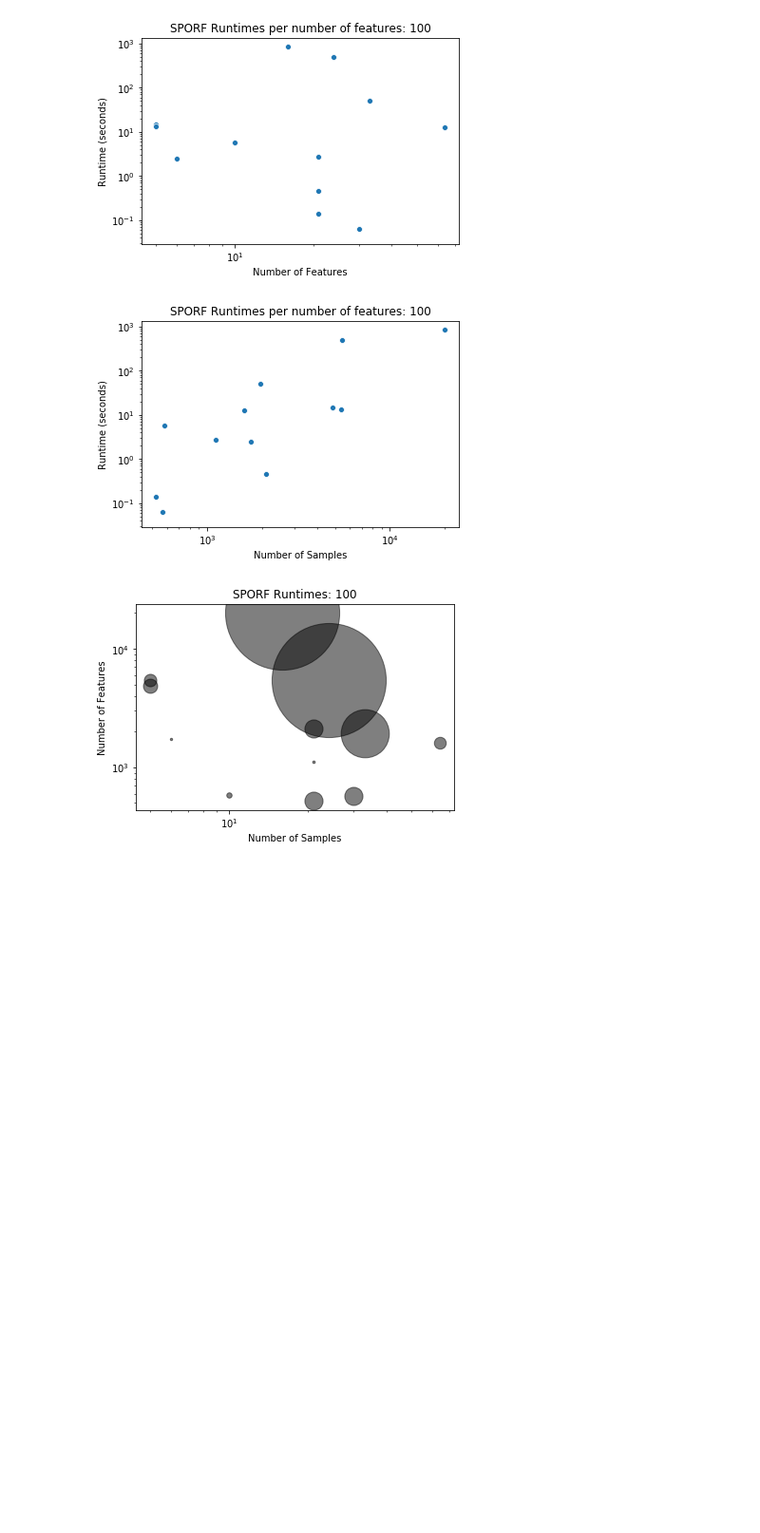
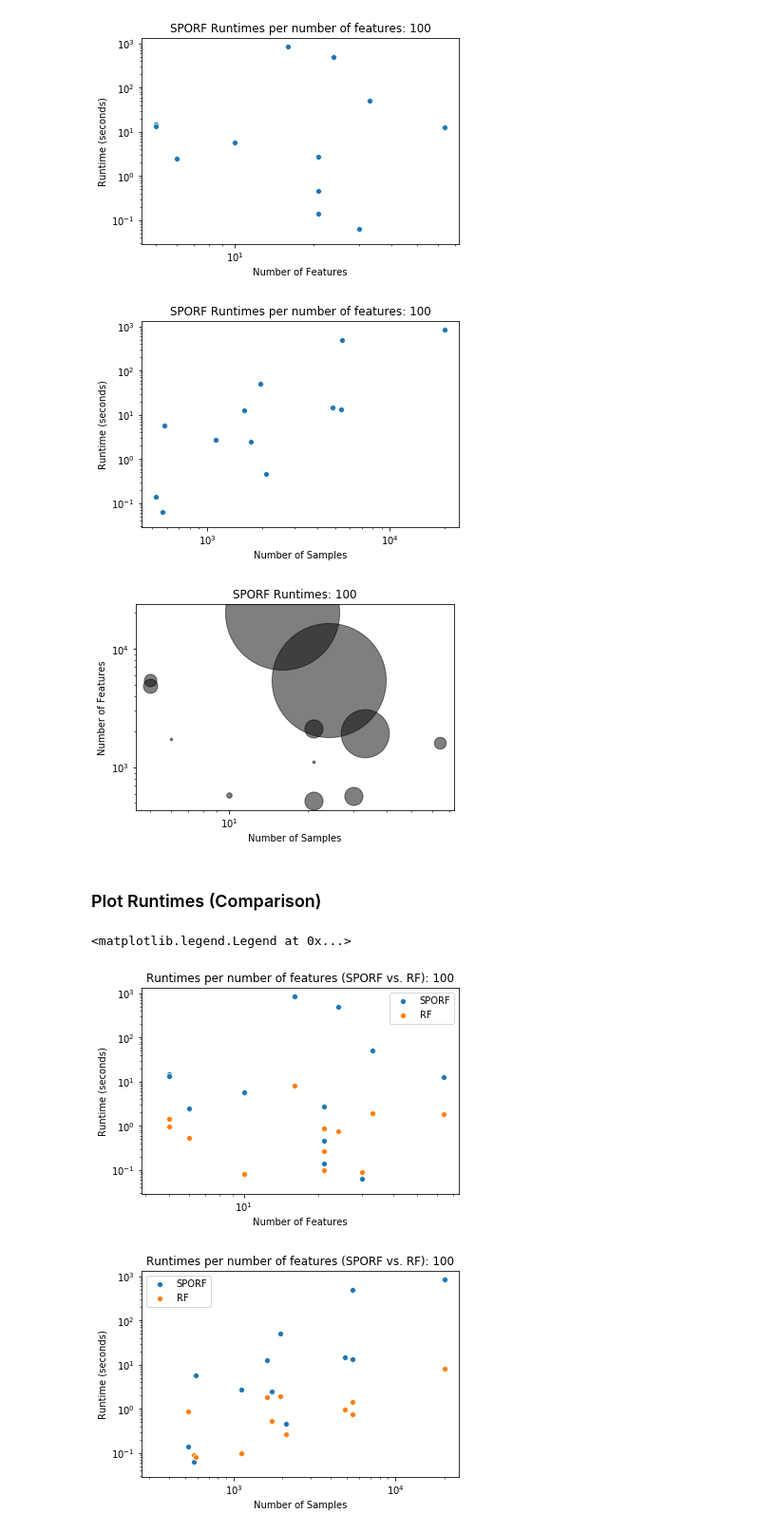
Before and after one commit to sju777/SPORF, a Jupyter notebook: docs/demos/comparisons/OpenML_SPORF_vs_sklearnRF_opti-hyper.ipynb, the cells around one changed output. Shown at 95% size. Drawn from its saved outputs; the diff is of its cells as text; code cells hidden in the pictures; blank space fills up the shorter version.

```diff
--- a/docs/demos/comparisons/OpenML_SPORF_vs_sklearnRF_opti-hyper.ipynb
+++ b/docs/demos/comparisons/OpenML_SPORF_vs_sklearnRF_opti-hyper.ipynb
@@ -25,7 +25,7 @@ dimen_100 = np.asarray(dim_100)[np.array([1,9,50,51,52,57,58,60,61,65,67,70])]
 
 ########################## read in accuracies ###########################
 
-acc_100 = open('SPORF_accuracies_opti-hyper_100-trial.txt','r')
+acc_100 = open('SPORF_accuracies_opti-hyper_100.txt','r')
 
 taskID_100 = []
 name_100 = []
@@ -192,3 +192,76 @@ Text(0.5, 1.0, 'SPORF Runtimes: 100')
 [figure]
 [figure]
 [figure]
+# %% [markdown]
+### Plot Runtimes (Comparison)
+# %%
+import matplotlib.pyplot as plt
+import seaborn as sns
+
+## SPORF 100
+hours = []
+minutes = []
+seconds = []
+total_time = []
+for time in SPORF_time_100:
+    timefields = time.split(':')
+    hours.append(timefields[0])
+    minutes.append(timefields[1])
+    seconds.append(float(timefields[2]))
+    total_time.append(float(timefields[0])*3600 + float(timefields[1])*60 + float(timefields[2]))
+
+n_features_100 = []
+n_samples_100 = []
+
+for i in range(len(SPORF_time_100)):
+    n_features_100.append(dimen_100[i][1])
+    n_samples_100.append(dimen_100[i][0])
+
+n_features_100 = np.vstack((n_features_100, total_time))
+n_samples_100 = np.vstack((n_samples_100, total_time))
+
+## RF
+rf_hours = []
+rf_minutes = []
+rf_seconds = []
+rf_total_time = []
+for time in skRF_time_100:
+    timefields = time.split(':')
+    rf_hours.append(timefields[0])
+    rf_minutes.append(timefields[1])
+    rf_seconds.append(float(timefields[2]))
+    rf_total_time.append(float(timefields[0])*3600 + float(timefields[1])*60 + float(timefields[2]))
+
+rf_n_features_100 = []
+rf_n_samples_100 = []
+
+for i in range(len(skRF_time_100)):
+    rf_n_features_100.append(dimen_100[i][1])
+    rf_n_samples_100.append(dimen_100[i][0])
+
+rf_n_features_100 = np.vstack((rf_n_features_100, rf_total_time))
+rf_n_samples_100 = np.vstack((rf_n_samples_100, rf_total_time))
+
+plt.figure()
+sns.scatterplot(n_features_100[:][0],n_features_100[:][1])
+sns.scatterplot(rf_n_features_100[:][0],rf_n_features_100[:][1])
+plt.xlabel('Number of Features')
+plt.ylabel('Runtime (seconds)')
+plt.xscale('log')
+plt.yscale('log')
+plt.title('Runtimes per number of features (SPORF vs. RF): 100')
+plt.legend(['SPORF','RF'])
+
+plt.figure()
+sns.scatterplot(n_samples_100[:][0],n_samples_100[:][1])
+sns.scatterplot(rf_n_samples_100[:][0],rf_n_samples_100[:][1])
+plt.xlabel('Number of Samples')
+plt.ylabel('Runtime (seconds)')
+plt.xscale('log')
+plt.yscale('log')
+plt.title('Runtimes per number of features (SPORF vs. RF): 100')
+plt.legend(['SPORF','RF'])
+# %% [output]
+<matplotlib.legend.Legend at 0x...>
+[figure, added]
+[figure, added]
```
Also changed, not shown: 3 other files.
